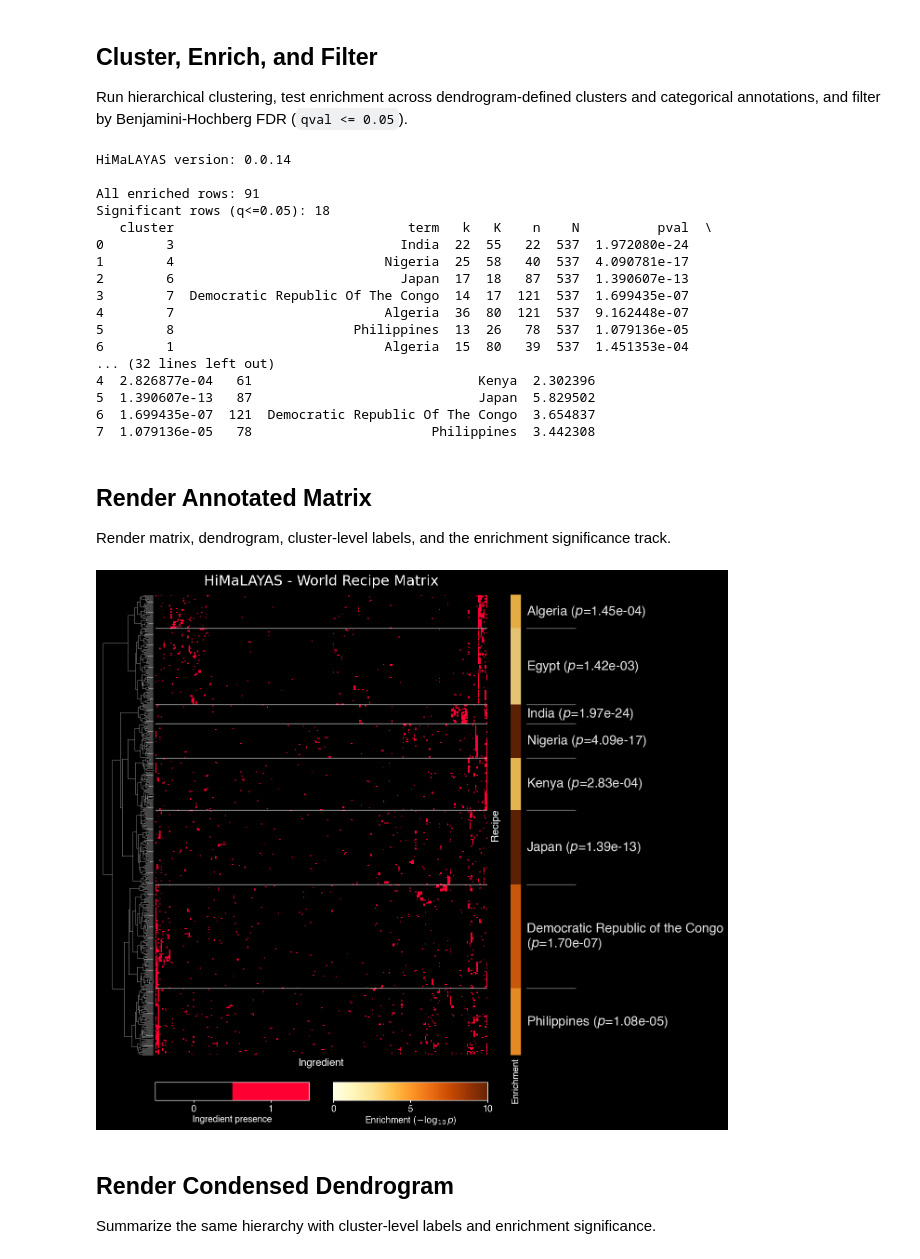
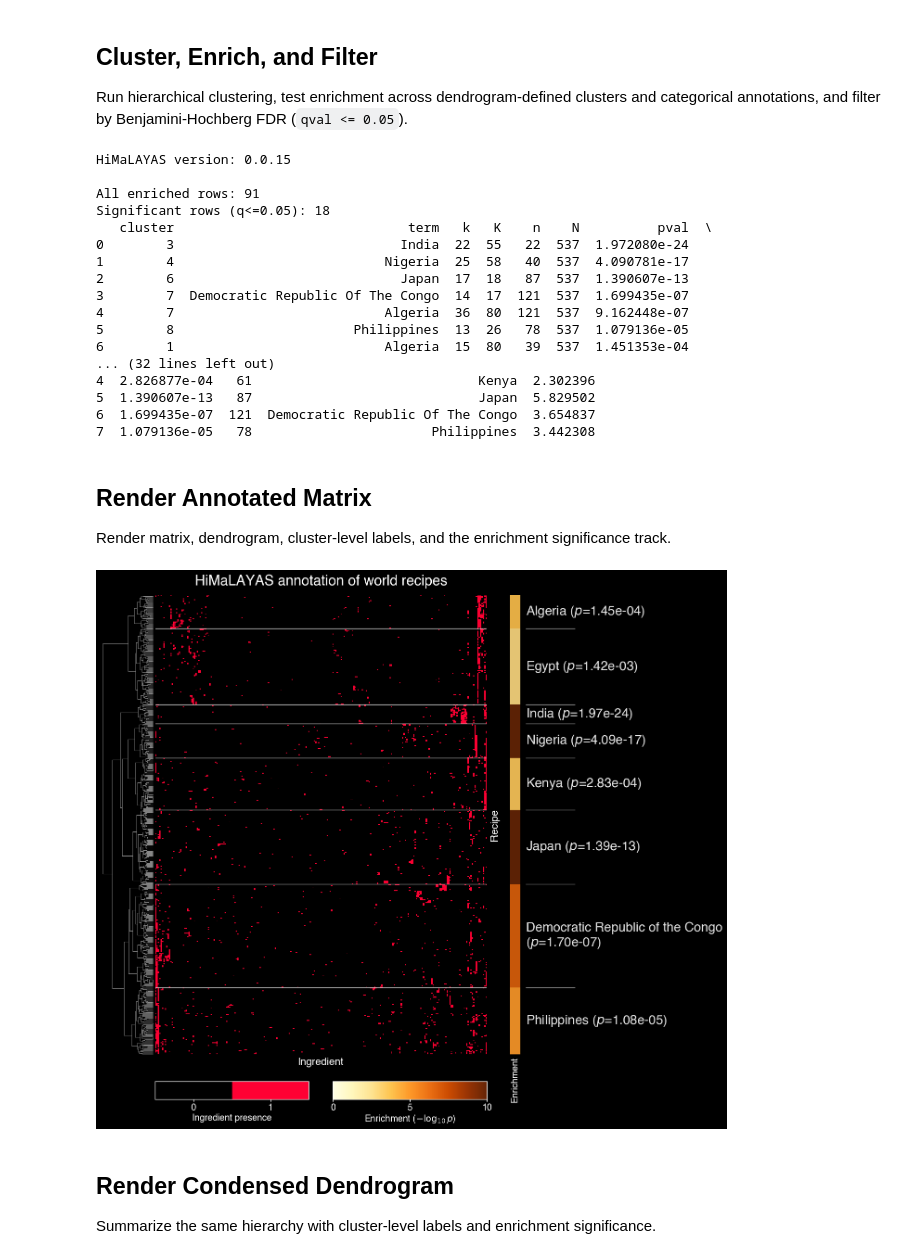
Before and after one commit to himalayas-base/himalayas-publication, a Jupyter notebook: supp_fig_2.ipynb, the cells around one changed output. Cells and saved outputs as stored; diff of their text form; code cells hidden in the pictures.

```diff
--- a/supp_fig_2.ipynb
+++ b/supp_fig_2.ipynb
@@ -285,7 +285,8 @@ cluster_labels = results_sig.cluster_labels(
     rank_by="p",
     label_mode="top_term",
 )
-cluster_labels["label"] = cluster_labels["label"].str.title()
+overrides = {cid: label.title() for cid, label in zip(cluster_labels.cluster, cluster_labels.label)}
+overrides[7] = "Democratic Republic of the Congo"
 
 print(f"All enriched rows: {len(results.df):,}")
 print(f"Significant rows (q<=0.05): {len(results_sig.df):,}")
@@ -293,7 +294,7 @@ print(results_sig.df.head(10))
 print("\nCluster-level labels:")
 print(cluster_labels)
 # %% [output]
-HiMaLAYAS version: 0.0.14
+HiMaLAYAS version: 0.0.15
 
 All enriched rows: 91
 Significant rows (q<=0.05): 18
@@ -341,7 +342,7 @@ plotter = (
     Plotter(results_sig)
     .set_background(color=BACKGROUND_COLOR)
     .plot_title(
-        "HiMaLAYAS - World Recipe Matrix",
+        "HiMaLAYAS annotation of world recipes",
         color=LABEL_COLOR,
         font=FONT,
         fontsize=22,
@@ -400,7 +401,7 @@ plotter = (
         label_sep_color=LABEL_COLOR,
         label_sep_lw=1.0,
         label_sep_alpha=0.6,
-        overrides={7: "Democratic Republic of the Congo"},
+        overrides=overrides,
     )
     .plot_cluster_bar(
         norm=enrichment_norm,
@@ -429,34 +430,34 @@ plotter = (
         name="enrichment",
         cmap="YlOrBr",
         norm=enrichment_norm,
         label=r"Enrichment ($-\log_{10}p$)",
         ticks=[0, 5, 10],
     )
     .plot_colorbars(
         ncols=2,
         height=0.035,
         gap=0.0525,
         hpad=0.04,
         vpad=0.00,
         fontsize=14,
         font=FONT,
         color=LABEL_COLOR,
         border_color=LABEL_COLOR,
         border_width=1.0,
         border_alpha=0.9,
         tick_decimals=2,
     )
 )
 
 plotter.save(
     PNG_DIR / "world_recipe_matrix.png",
     dpi=300,
     bbox_inches="tight",
     pad_inches=0.02,
 )
 plotter.show()
 # %% [output]
-[figure, old version]
+[figure, new version]
 # %% [markdown]
 ## Render Condensed Dendrogram
 
```
Also changed, not shown: parts of 2 cells of this notebook, 2 other files.
